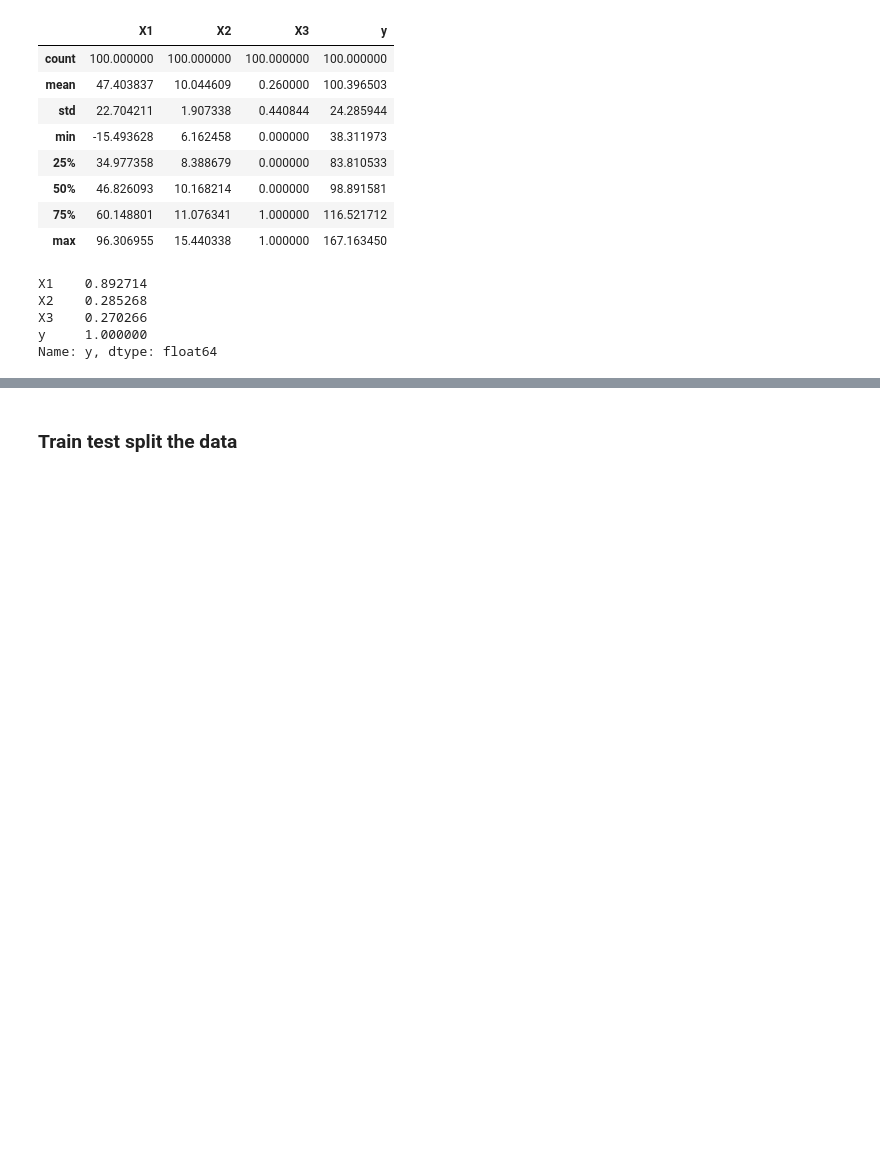
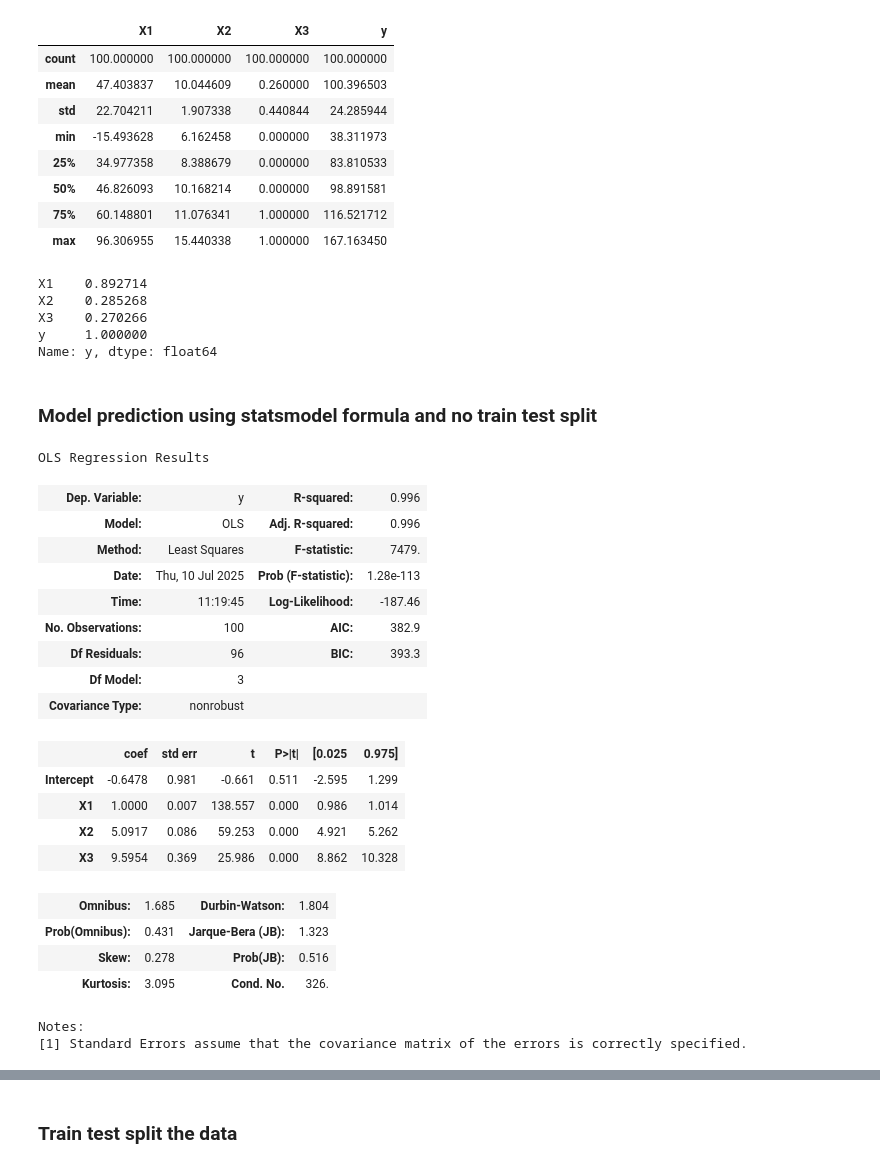
Before and after one commit to Mythamor/Linear_Regression, a Jupyter notebook: Linear_Regression.ipynb, the cells around one changed output, grey strips where cells are left out. Saved outputs shown, nothing was run; the diff lists cells and outputs as text; code cells hidden in the pictures; blank space fills up the shorter version.

```diff
--- a/Linear_Regression.ipynb
+++ b/Linear_Regression.ipynb
@@ -160,3 +165,36 @@ X2    0.285268
 X3    0.270266
 y     1.000000
 Name: y, dtype: float64
+# %% [markdown]
+### Model prediction using statsmodel formula and no train test split
+# %%
+import statsmodels.formula.api as smf
+
+# Fit the model using the formula
+model = smf.ols('y ~ X1 + X2 + X3', data=df)
+results = model.fit()
+
+# View the results
+results.summary()
+# %% [output]
+OLS Regression Results
+| Dep. Variable: | y | R-squared: | 0.996 |
+| Model: | OLS | Adj. R-squared: | 0.996 |
+| Method: | Least Squares | F-statistic: | 7479. |
+| Date: | Thu, 10 Jul 2025 | Prob (F-statistic): | 1.28e-113 |
+| Time: | 11:19:45 | Log-Likelihood: | -187.46 |
+| No. Observations: | 100 | AIC: | 382.9 |
+| Df Residuals: | 96 | BIC: | 393.3 |
+| Df Model: | 3 |  |  |
+| Covariance Type: | nonrobust |  |  |
+|  | coef | std err | t | P>|t| | [0.025 | 0.975] |
+| Intercept | -0.6478 | 0.981 | -0.661 | 0.511 | -2.595 | 1.299 |
+| X1 | 1.0000 | 0.007 | 138.557 | 0.000 | 0.986 | 1.014 |
+| X2 | 5.0917 | 0.086 | 59.253 | 0.000 | 4.921 | 5.262 |
+| X3 | 9.5954 | 0.369 | 25.986 | 0.000 | 8.862 | 10.328 |
+| Omnibus: | 1.685 | Durbin-Watson: | 1.804 |
+| Prob(Omnibus): | 0.431 | Jarque-Bera (JB): | 1.323 |
+| Skew: | 0.278 | Prob(JB): | 0.516 |
+| Kurtosis: | 3.095 | Cond. No. | 326. |
+Notes:
+[1] Standard Errors assume that the covariance matrix of the errors is correctly specified.
```
Also changed, not shown: parts of 10 cells of this notebook.
